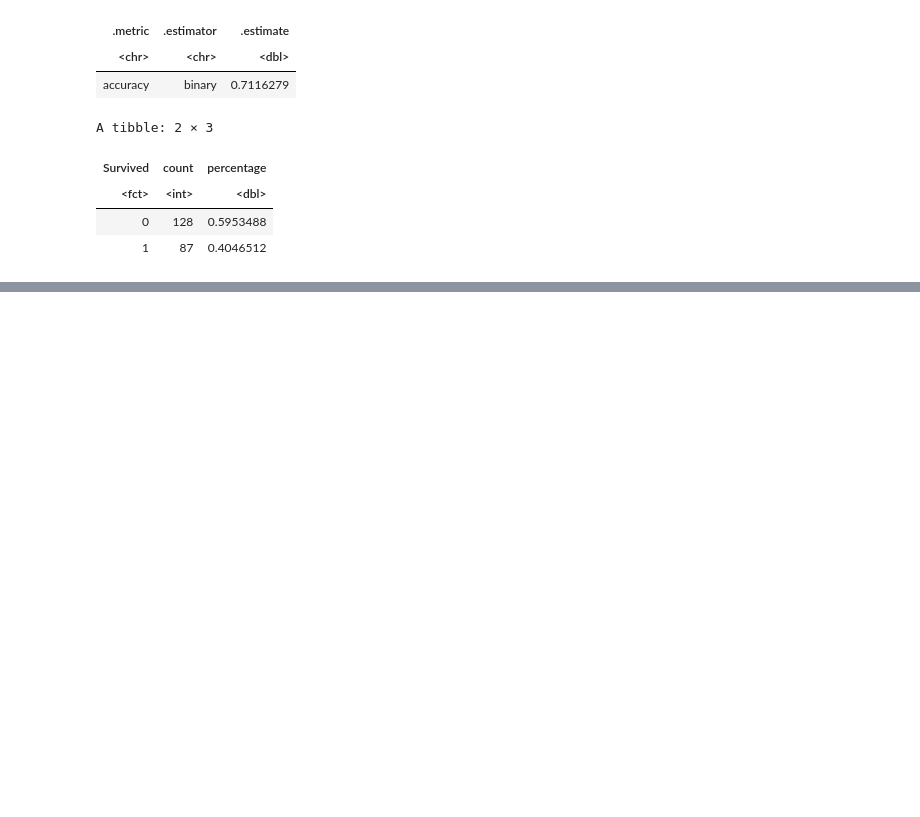
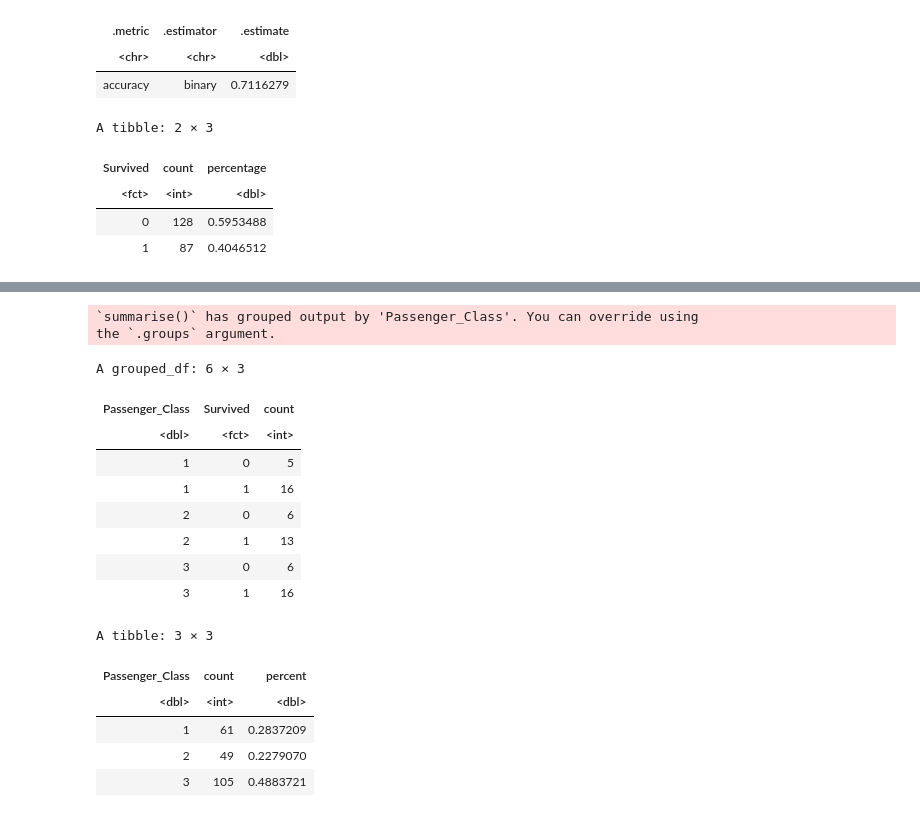
Before and after one commit to zhang17s/DSCI-100-Group-Project-, a Jupyter notebook: Proposal.ipynb, the cells around one changed output, grey strips where cells are left out. Saved outputs shown, nothing was run; the diff lists cells and outputs as text; code cells hidden in the pictures; blank space fills up the shorter version.

```diff
--- a/Proposal.ipynb
+++ b/Proposal.ipynb
@@ -431,0 +444,33 @@ ERROR: Error in `n()`:
+# %%
+analysis2 <- predict(boat_fit, boat_test) |>
+    bind_cols(boat_test) |>
+    filter(Survived != .pred_class) |>
+    group_by(Passenger_Class, Survived)	|>
+    summarise(count = n())
+percent_of_pop <- boat_test |>
+    group_by(Passenger_Class) |>
+    summarise(count = n()) |>
+    ungroup() |>
+    mutate(percent = count/sum(count))
+
+analysis2
+
+percent_of_pop
+# %% [output]
+`summarise()` has grouped output by 'Passenger_Class'. You can override using
+the `.groups` argument.
+A grouped_df: 6 × 3
+| Passenger_Class | Survived | count |
+| <dbl> | <fct> | <int> |
+| 1 | 0 | 5 |
+| 1 | 1 | 16 |
+| 2 | 0 | 6 |
+| 2 | 1 | 13 |
+| 3 | 0 | 6 |
+| 3 | 1 | 16 |
+A tibble: 3 × 3
+| Passenger_Class | count | percent |
+| <dbl> | <int> | <dbl> |
+| 1 | 61 | 0.2837209 |
+| 2 | 49 | 0.2279070 |
+| 3 | 105 | 0.4883721 |
```
Also changed, not shown: parts of 5 cells of this notebook.
